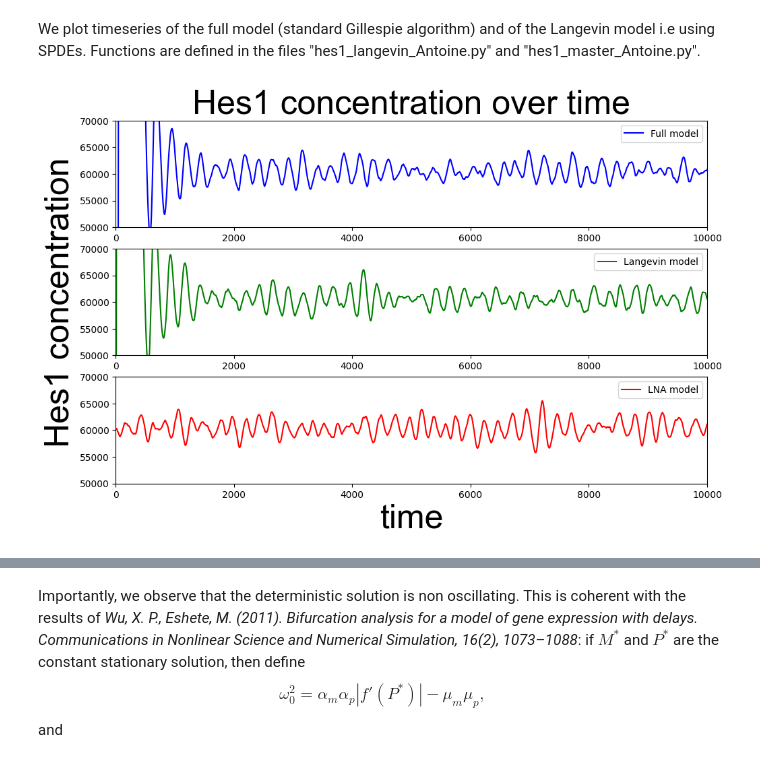
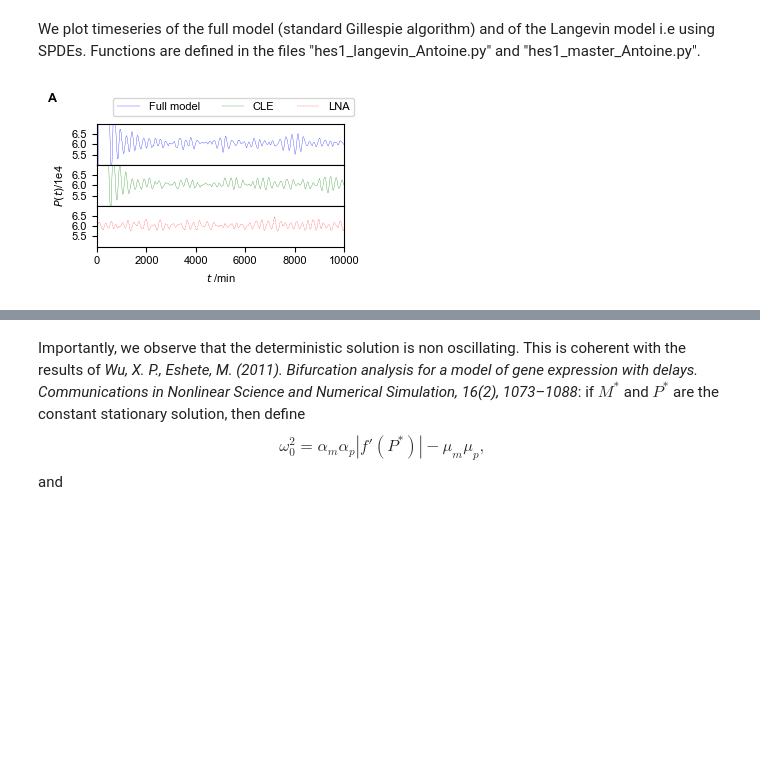
Before and after one commit to Lord-Fufu/MSc-Dissertation-2022---St-Andrews, a Jupyter notebook: plotsForPaper-timeSeries.ipynb, the cells around one changed output, grey strips where cells are left out. Saved outputs shown, nothing was run; the diff lists cells and outputs as text; code cells hidden in the pictures; blank space fills up the shorter version.

```diff
--- a/plotsForPaper-timeSeries.ipynb
+++ b/plotsForPaper-timeSeries.ipynb
@@ -41,14 +42,18 @@ try:
 except FileExistsError:
     pass
 # %%
-font = {
-    'family' : 'Arial',
-    'color'  : 'black',
-    'weight' : 'normal',
-    'size'   : 36,
-}
+# font = {
+    # 'family' : 'Arial',
+    # 'color'  : 'black',
+    # 'weight' : 'normal',
+    # 'size'   : 36,
+# }
 
-legendFont = 20
+font = {'size'   : 8,
+        'sans-serif' : 'Arial'}
+plt.rc('font', **font)
+
+# legendFont = 20
 # %% [markdown]
 # Influence of the swtiching noise on the full model
 # %% [markdown]
@@ -201,36 +253,62 @@ time_trajlna,mRNA_trajlna,Hes1_trajlna = langevin.one_trajectory_LNA(alpha_m=alp
                                                       delta_t=delta_t,
                                                       Omega=val_Omega)
 # %%
-fig,ax=plt.subplots(3,1,figsize=(7*ratio,7))
+fig,ax=plt.subplots(3,1,figsize=(3.3,2.0), sharex = True)
 
-ax[0].set_title('Hes1 concentration over time', fontdict= font)
-
-ax[0].set_ylim(50000,70000)
+# ax[0].set_ylim(20000,160000)
 ax[0].set_xlim(0,10000)
 
-linem,=ax[0].plot(time_trajm,Hes1_trajm, color = 'blue')
-ax[0].legend([linem], ['Full model'], loc='upper right')
+linem,=ax[0].plot(time_trajm,Hes1_trajm, color = 'blue', label = 'Full model', lw = 0.2)
+# ax[0].legend([linem], ['Full model'], loc='upper right')
+ax[0].tick_params(axis='x', bottom=False)  # Remove x-axis ticks for the upper plot
+# ax[0].set_yticks([50000, 100000, 150000])
+# ax[0].set_yticklabels(['5', '10', '15'])  # Set y-axis tick labels manually
+ax[0].set_ylim(50000,70000)
+ax[0].set_yticks([55000, 60000, 65000])
+ax[0].set_yticklabels(['5.5', '6.0', '6.5'])  # Set y-axis tick labels manually
 
 
-ax[1].set_ylabel('Hes1 concentration', fontdict= font)
+ax[1].set_ylabel('$P(t)$/1e4')
 
+# ax[1].set_ylim(20000,160000)
+# ax[1].set_yticks([50000, 100000, 150000])
+# ax[1].set_yticklabels(['5', '10', '15'])  # Set y-axis tick labels manually
 ax[1].set_ylim(50000,70000)
+ax[1].set_yticks([55000, 60000, 65000])
+ax[1].set_yticklabels(['5.5', '6.0', '6.5'])  # Set y-axis tick labels manually
 ax[1].set_xlim(0,10000)
 
-linel,=ax[1].plot(time_trajl,Hes1_trajl, color = 'green')
-ax[1].legend([linel], ['Langevin model'], loc='upper right')
+linel,=ax[1].plot(time_trajl,Hes1_trajl, color = 'green', label = 'CLE', lw = 0.2)
+# ax[1].legend([linel], ['Langevin model'], loc='upper right')
+ax[1].tick_params(axis='x', bottom=False)  # Remove x-axis ticks for the upper plot
 
 
 
-ax[2].set_xlabel('time', fontdict= font)
+ax[2].set_xlabel('$t$ /min')
 
+# ax[2].set_ylim(20000,160000)
+# ax[2].set_xlim(0,10000)
+# ax[2].set_yticks([50000, 100000, 150000])
 ax[2].set_ylim(50000,70000)
-ax[2].set_xlim(0,10000)
+ax[2].set_yticks([55000, 60000, 65000])
+ax[2].set_yticklabels(['5.5', '6.0', '6.5'])  # Set y-axis tick labels manually
+# ax[2].set_yticklabels(['5', '10', '15'])  # Set y-axis tick labels manually
 
-linelna,=ax[2].plot(time_trajlna,Hes1_trajlna, color = 'red')
-ax[2].legend([linelna], ['LNA model'], loc='upper right')
+linelna,=ax[2].plot(time_trajlna,Hes1_trajlna, color = 'red', label = 'LNA', lw = 0.2, ls= '--')
+# ax[2].legend([linelna], ['LNA model'], loc='upper right')
 
-plt.savefig(read_directory+'\\plots\\trajP - comparison Full vs Langevin.pdf')
+handles, labels = [], []
+for this_axis in ax:
+    this_handle, this_label = this_axis.get_legend_handles_labels()
+    handles.extend(this_handle)
+    labels.extend(this_label)
+
+plt.subplots_adjust(hspace=0)
+fig.legend(handles, labels, loc='lower left', ncol =3, fontsize = 8,  bbox_to_anchor=(0.2, 0.8))
+plt.tight_layout(h_pad = 0, rect = [0,-0.07,1,0.85])
+
+fig.text(0.02,0.9,'A',size=9,weight='bold')
+plt.savefig(os.path.join(read_directory,'plots','comparison_Full_vs_Langevin.pdf'))
 plt.show()
 # %% [output]
-[figure, old version]
+[figure, new version]
```
Also changed, not shown: parts of 8 cells of this notebook, 7 other files.
